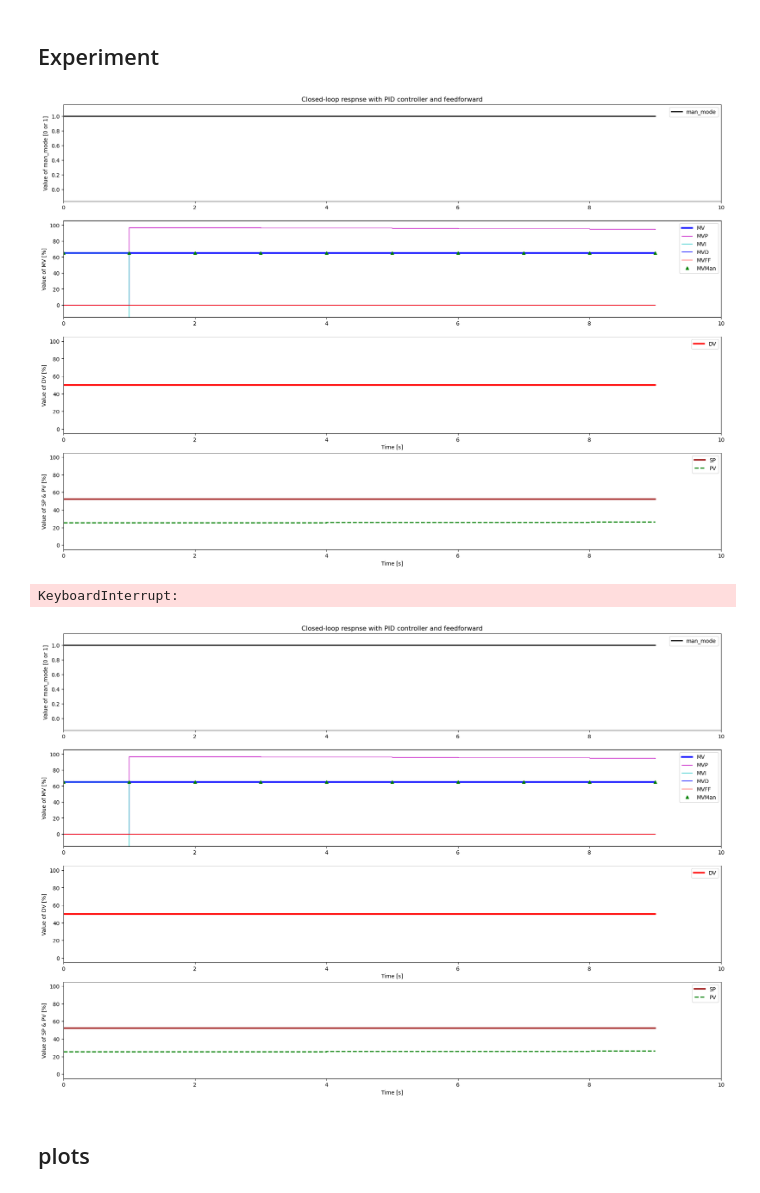
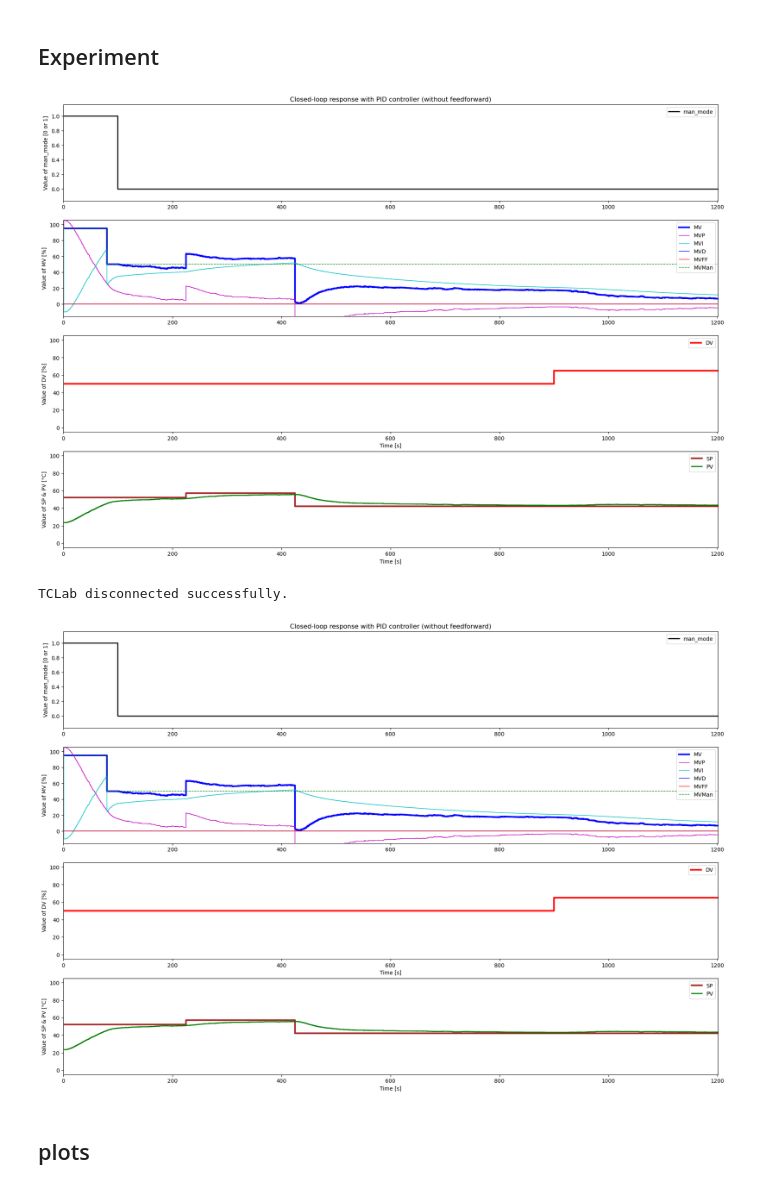
Before and after one commit to EliottNys/Control_Theory, a Jupyter notebook: TCLab_CLP_PID_FF.ipynb, the cells around one changed output. Cells and saved outputs as stored; diff of their text form; code cells hidden in the pictures.

Commit message:
more experimental data

```diff
--- a/TCLab_CLP_PID_FF.ipynb
+++ b/TCLab_CLP_PID_FF.ipynb
@@ -21,7 +21,7 @@ package_LAB = reload(package_LAB)
 # %% [markdown]
 ## Simulation parameters
 # %%
-TExp = 1800
+TExp = 1200
 Ts = 1
 N = int(TExp/Ts) + 1
 
@@ -51,10 +51,11 @@ Kc = 3.648930014515632, Ti = 186.9940545106804, Td = 2.9068213876285602e-05
 # %% [markdown]
 ## Simulation scenarios
 # %%
-scenario = 4
+scenario = 3
 
 if scenario == 1:
-    #1 OLP + no FF
+#1 OLP + no FF
+    title = "Open-loop response with PID controller (without feedforward)"
     man_modePath = {0 : True,TExp : True}
     MVManPath = {0 : MV0, TExp : MV0}
     SPPath = {0 : PV0, 800 : PV0}
@@ -63,6 +64,7 @@ if scenario == 1:
 
 elif scenario == 2:
 #2 OLP + FF
+    title = "Open-loop response with PID controller and feedforward"
     man_modePath = {0 : True,TExp : False}
     MVManPath = {0 : MV0, TExp : MV0}
     SPPath = {0 : PV0, 800 : PV0}
@@ -71,18 +73,20 @@ elif scenario == 2:
 
 elif scenario == 3:
 #3 CLP + no FF
-    man_modePath = {0 : True, 750: False, TExp : False}
-    MVManPath = {0 : MV0, TExp : MV0}
-    SPPath = {0 : PV0, 800 : PV0 - 10, TExp : PV0 - 10}
-    DVPath = {0 : DV0, 1500 : DV0 + 10, TExp : DV0 + 10}
+    title = "Closed-loop response with PID controller (without feedforward)"
+    man_modePath = {0 : True, 100: False, TExp : False}
+    MVManPath = {0 : MV0+45, 80 : MV0, TExp : MV0}
+    SPPath = {0 : PV0, 225 : PV0 + 5, 425 : PV0 - 10, TExp : PV0 - 10}
+    DVPath = {0 : DV0, 900 : DV0 + 15, TExp : DV0 + 15}
     FF_Active = False
 
 elif scenario == 4:
 #4 CLP + FF
-    man_modePath = {0 : True, 600: False, TExp : False}
-    MVManPath = {0 : MV0+15, 100: MV0+10, 150: MV0+5, 200: MV0, TExp : MV0}
-    SPPath = {0 : PV0, 700 : PV0 - 10, TExp : PV0 - 10}
-    DVPath = {0 : DV0, 1200 : DV0 + 10, TExp : DV0 + 10}
+    title = "Closed-loop response with PID controller and feedforward"
+    man_modePath = {0 : True, 100: False, TExp : False}
+    MVManPath = {0 : MV0+45, 80: MV0, TExp : MV0}
+    SPPath = {0 : PV0, 225 : PV0 + 5, 425 : PV0 - 10, TExp : PV0 - 10}
+    DVPath = {0 : DV0, 900 : DV0 + 15, TExp : DV0 + 15}
     FF_Active = True
 # %% [markdown]
 ## Simulation variables
@@ -119,7 +121,7 @@ fig.set_figwidth(22)
 
 l1, = ax1.step([0,TExp],[-0.1,1.1],'k-',linewidth=2,label='man_mode',where='post')
 ax1.set_ylabel('Value of man_mode [0 or 1]')
-ax1.set_title('Closed-loop respnse with PID controller and feedforward')
+ax1.set_title(title)
 ax1.legend(loc='best')
 
 l2, = ax2.step([0,TExp],[-10,100],'b-',linewidth=3,label='MV',where='post')
@@ -138,13 +140,13 @@ ax3.legend(loc='best')
 
 l9, = ax4.step([0,TExp],[0,100],'brown',linewidth=3,label='SP',where='post')
 l10, = ax4.step([0,TExp],[0,100],'g-',linewidth=2,label='PV',where='post')
-ax4.set_ylabel('Value of SP & PV [%]')
+ax4.set_ylabel('Value of SP & PV [°C]')
 ax4.set_xlabel('Time [s]')
 ax4.legend(loc='best')
 
 lab = tclab.TCLab()
 
-for i in range(0,15):
+for i in range(0,N):
     t.append(i*Ts)
 
     # Setpoint and Disturbance value
@@ -194,39 +196,46 @@ for i in range(0,15):
     ax3.set_xlim(0, t[-1]+1)
     ax4.set_xlim(0, t[-1]+1)
 
     display(fig)
 
 lab.close()
 
 # Save data in text file
 # ----------------------
 now = datetime.now()
 date_time = now.strftime("%Y-%m-%d-%Hh%M")
 # Conversion to array
 t = np.array(t)
+man_mode = np.array(man_mode)
 MV = np.array(MV)
+MVP = np.array(MVP)
+MVI = np.array(MVI)
+MVD = np.array(MVD)
+MVFF = np.array(MVFF)
+MVMan = np.array(MVMan)
+DV = np.array(DV)
+SP = np.array(SP)
 PV = np.array(PV)
-DV = np.array(DV)
-my_data = np.vstack((t.T,MV.T,PV.T,DV.T))
+my_data = np.vstack((t.T, man_mode.T, MV.T, MVP.T, MVI.T, MVD.T, MVFF.T, MVMan.T, DV.T, SP.T, PV.T))
 my_data = my_data.T
 nameFile = 'Data/PID_scenario_{}_'.format(scenario) + date_time + '.txt'
 if not os.path.exists('Data'):
     os.makedirs('Data')
-np.savetxt(nameFile,my_data,delimiter=',',header='t,MV,PV,DV',comments='')
+np.savetxt(nameFile,my_data,delimiter=',',header='t,man_mode,MV,MVP,MVI,MVD,MVFF,MVMan,DV,SP,PV',comments='')
 
 
 # Save Plot
 # ---------
 if not os.path.exists('Plots'):
     os.makedirs('Plots')
 
 titleName = 'PID_scenario_{}_'.format(scenario) + date_time
 plt.savefig('Plots\\' + titleName + '.png',transparent=True)
 plt.savefig('Plots\\' + titleName + '.pdf',transparent=True)
 # %% [output]
-[figure, old version]
+[figure, new version]
-KeyboardInterrupt:
+TCLab disconnected successfully.
-[figure, old version]
+[figure, new version]
 # %% [markdown]
 ## plots
 # %%
```
Also changed, not shown: parts of 2 cells of this notebook, 8 other files.
